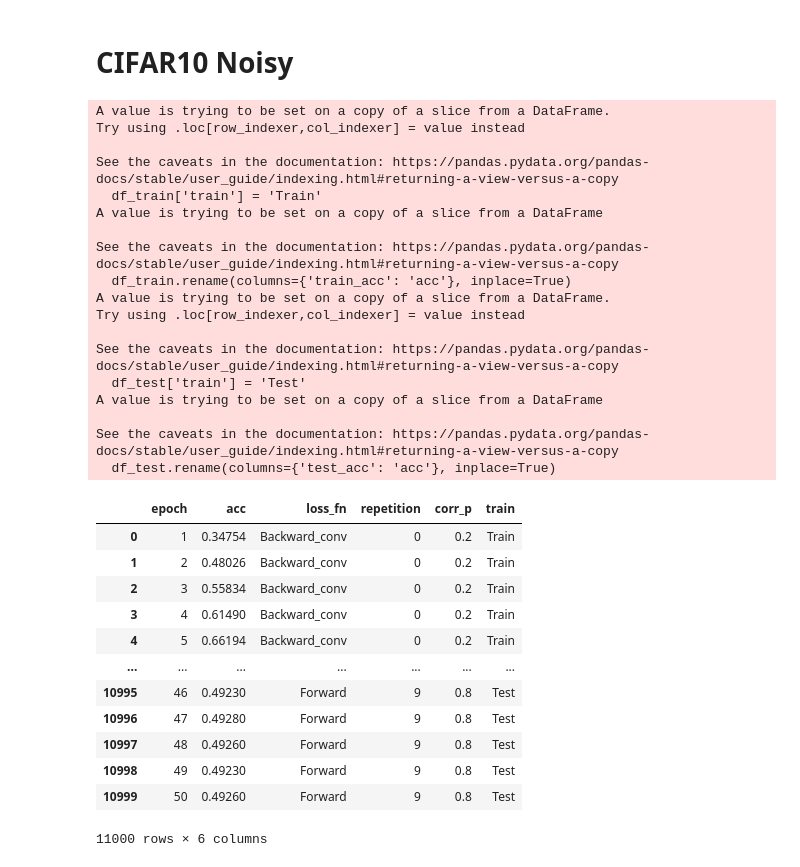
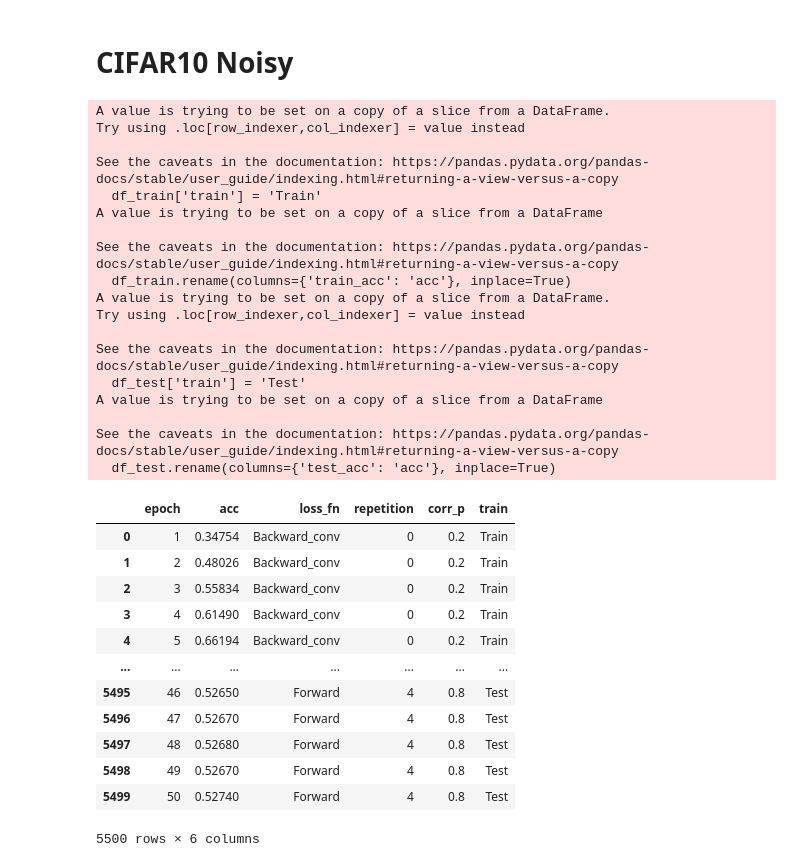
Before and after one commit to DaniBacaicoa/ForwardBackard_losses, a Jupyter notebook: New_Results_viasualization.ipynb, the cells around one changed output. Drawn from its saved outputs; the diff is of its cells as text; code cells hidden in the pictures.

```diff
--- a/New_Results_viasualization.ipynb
+++ b/New_Results_viasualization.ipynb
@@ -1285,13 +1285,15 @@ The PostScript backend does not support transparency; partially transparent arti
 df_list = []
 folder_path = 'Results/Cifar10_Noisy_Patrini_CIFAR10'
 #folder_path = 'Results/Old/mnist_Noisy_Patrini_MNIST'
+
 for filename in os.listdir(folder_path):
     if filename.endswith('.csv'):
-        file_path = os.path.join(folder_path, filename)
-        # Read the CSV file into a DataFrame
-        df = pd.read_csv(file_path)
-        # Append the DataFrame to the list
-        df_list.append(df)
+        if int(filename[-5:][0])<5:
+            file_path = os.path.join(folder_path, filename)
+            # Read the CSV file into a DataFrame
+            df = pd.read_csv(file_path)
+            # Append the DataFrame to the list
+            df_list.append(df)
 
 merged_df = pd.concat(df_list, ignore_index=True)
 
@@ -1302,36 +1304,36 @@ df_test = merged_df[['epoch','test_acc','loss_fn','repetition','corr_p']]
 df_test['train'] = 'Test'
 df_test.rename(columns={'test_acc': 'acc'}, inplace=True)
 df_concatenado = pd.concat([df_train, df_test], ignore_index=True)
 df_concatenado
 # %% [output]
 A value is trying to be set on a copy of a slice from a DataFrame.
 Try using .loc[row_indexer,col_indexer] = value instead
 
 See the caveats in the documentation: https://pandas.pydata.org/pandas-docs/stable/user_guide/indexing.html#returning-a-view-versus-a-copy
   df_train['train'] = 'Train'
 A value is trying to be set on a copy of a slice from a DataFrame
 
 See the caveats in the documentation: https://pandas.pydata.org/pandas-docs/stable/user_guide/indexing.html#returning-a-view-versus-a-copy
   df_train.rename(columns={'train_acc': 'acc'}, inplace=True)
 A value is trying to be set on a copy of a slice from a DataFrame.
 Try using .loc[row_indexer,col_indexer] = value instead
 
 See the caveats in the documentation: https://pandas.pydata.org/pandas-docs/stable/user_guide/indexing.html#returning-a-view-versus-a-copy
   df_test['train'] = 'Test'
 A value is trying to be set on a copy of a slice from a DataFrame
 
 See the caveats in the documentation: https://pandas.pydata.org/pandas-docs/stable/user_guide/indexing.html#returning-a-view-versus-a-copy
   df_test.rename(columns={'test_acc': 'acc'}, inplace=True)
 |  | epoch | acc | loss_fn | repetition | corr_p | train |
 | 0 | 1 | 0.34754 | Backward_conv | 0 | 0.2 | Train |
 | 1 | 2 | 0.48026 | Backward_conv | 0 | 0.2 | Train |
 | 2 | 3 | 0.55834 | Backward_conv | 0 | 0.2 | Train |
 | 3 | 4 | 0.61490 | Backward_conv | 0 | 0.2 | Train |
 | 4 | 5 | 0.66194 | Backward_conv | 0 | 0.2 | Train |
 | ... | ... | ... | ... | ... | ... | ... |
-| 10995 | 46 | 0.49230 | Forward | 9 | 0.8 | Test |
-| 10996 | 47 | 0.49280 | Forward | 9 | 0.8 | Test |
-| 10997 | 48 | 0.49260 | Forward | 9 | 0.8 | Test |
-| 10998 | 49 | 0.49230 | Forward | 9 | 0.8 | Test |
-| 10999 | 50 | 0.49260 | Forward | 9 | 0.8 | Test |
+| 5495 | 46 | 0.52650 | Forward | 4 | 0.8 | Test |
+| 5496 | 47 | 0.52670 | Forward | 4 | 0.8 | Test |
+| 5497 | 48 | 0.52680 | Forward | 4 | 0.8 | Test |
+| 5498 | 49 | 0.52670 | Forward | 4 | 0.8 | Test |
+| 5499 | 50 | 0.52740 | Forward | 4 | 0.8 | Test |
-11000 rows × 6 columns
+5500 rows × 6 columns
```
Also changed, not shown: parts of 3 cells of this notebook, 1 other file.
